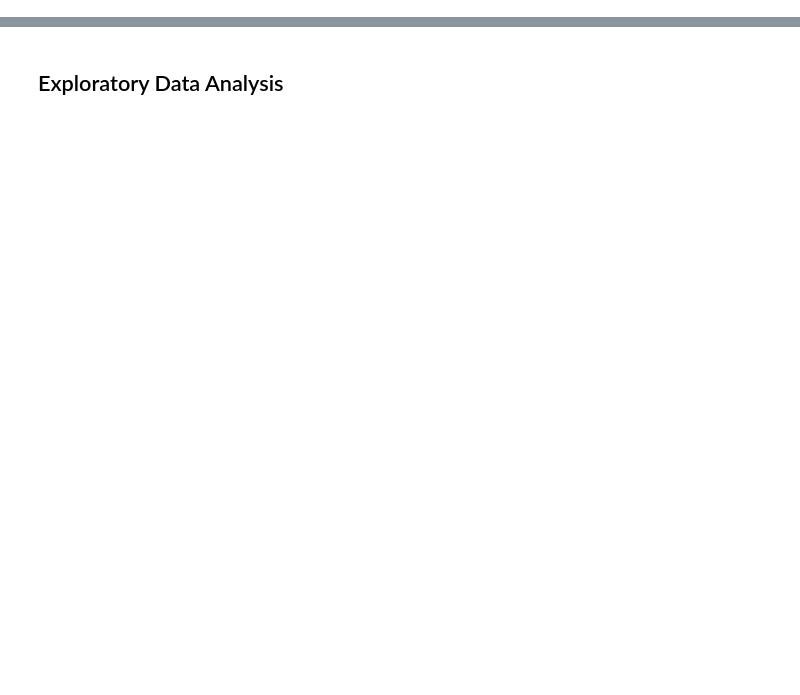
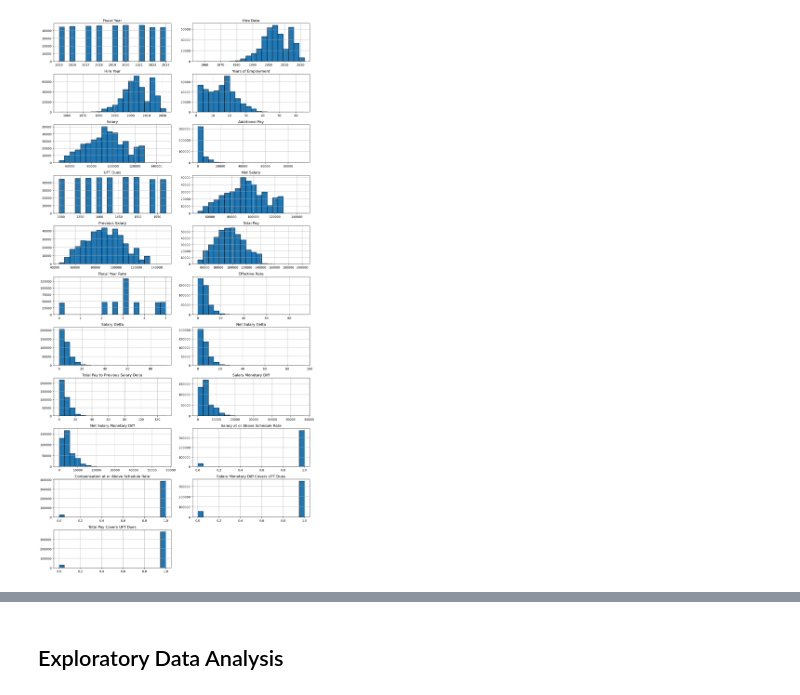
Before and after one commit to Anias-clo/Teacher_Payroll_Analysis, a Jupyter notebook: poc.ipynb, the cells around one changed output, grey strips where cells are left out. Drawn from its saved outputs; the diff is of its cells as text; code cells hidden in the pictures; blank space fills up the shorter version.

```diff
--- a/poc.ipynb
+++ b/poc.ipynb
@@ -9,5 +13,9 @@ from src.wrangle import read_and_filter_data
 %matplotlib inline
 import matplotlib.pyplot as plt
 import seaborn as sns
-pd.set_option('display.max_rows', 200)
-plt.style.use('tableau-colorblind10')
+import seaborn.objects as so
+pd.set_option('display.max_rows', 50)
+
+import warnings
+warnings.filterwarnings('ignore')
+# plt.style.use('tableau-colorblind10')
@@ -30,0 +106,6 @@ plt.tight_layout();
+# %%
+# Let's visualize the distributions of our numeric features.
+df.hist(figsize=(13,26), ec='black', layout=(11, 2), bins=20)
+plt.tight_layout();
+# %% [output]
+[figure, added]
```
Also changed, not shown: parts of 52 cells of this notebook, 7 other files.
